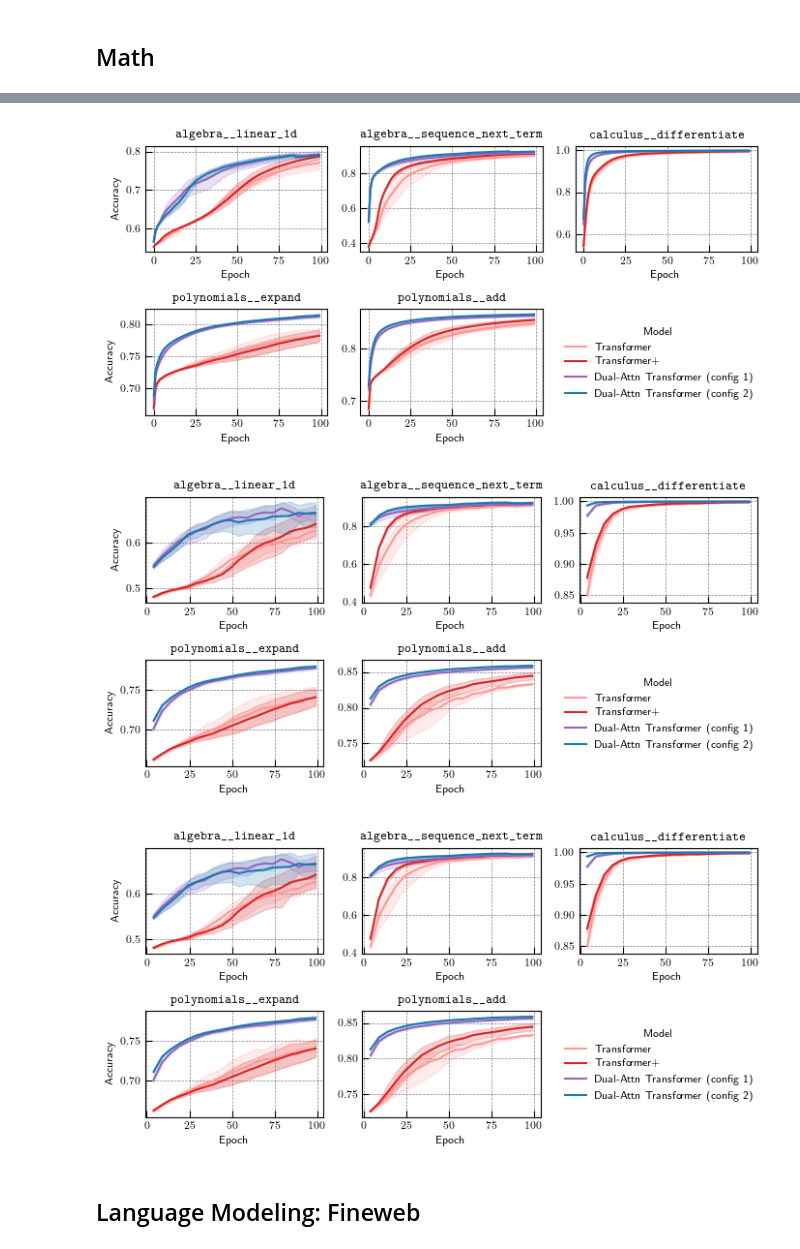
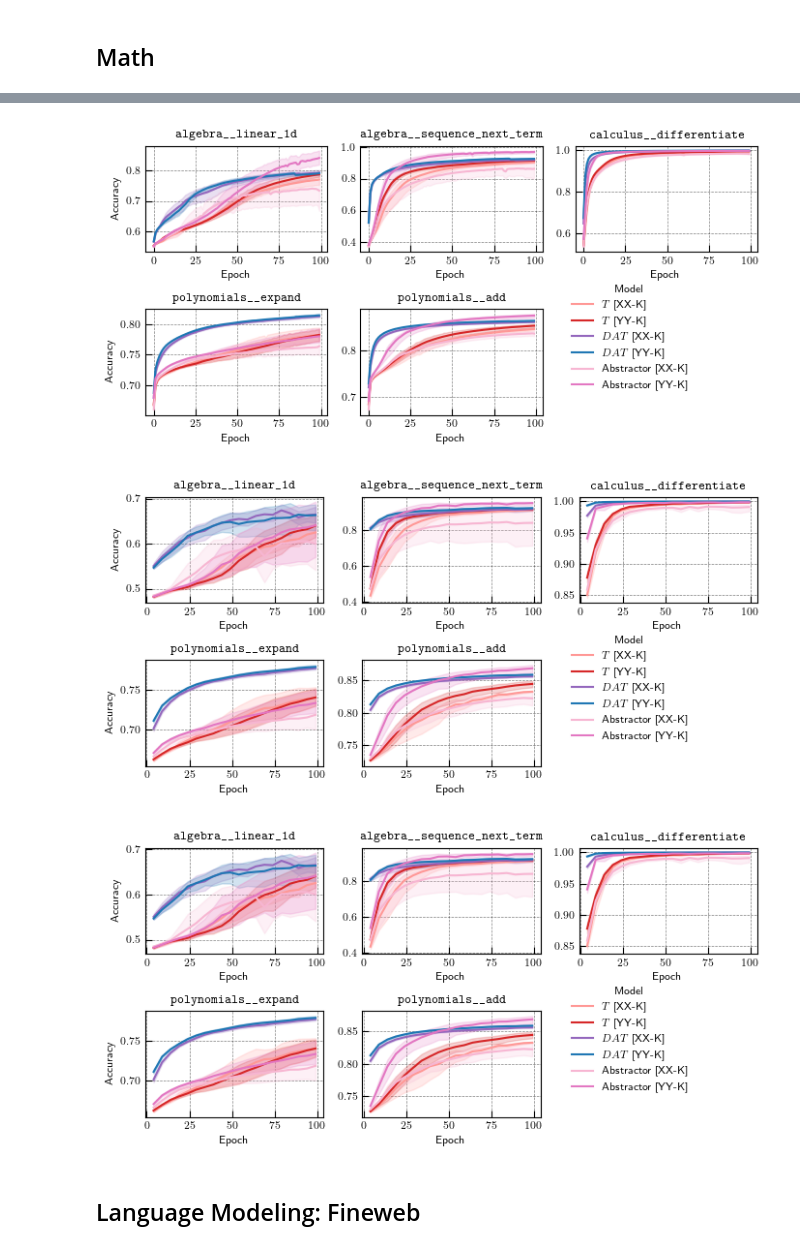
Before and after one commit to Awni00/abstract_transformer, a Jupyter notebook: figure_generation/figure_generation.ipynb, the cells around one changed output, grey strips where cells are left out. Saved outputs shown, nothing was run; the diff lists cells and outputs as text; code cells hidden in the pictures.

```diff
--- a/figure_generation/figure_generation.ipynb
+++ b/figure_generation/figure_generation.ipynb
@@ -44,15 +45,17 @@ our_model_name = 'Dual-Attn Transformer'# 'Orthrus' # 'AbstractTransformer' # Or
 # %% [markdown]
 ## Relational Games
 # %%
-relgames_data = pd.read_csv('figure_data/relgames/relgames_data.csv')
+# relgames_data = pd.read_csv('figure_data/relgames/relgames_data.csv')
+relgames_data = pd.read_csv('figure_data_tmp/relgames/relgames_data.csv')
 
 def process_groupname(group_name):
     task, model_name = group_name.split('__')
     return model_name
 
 
-L, total_n_heads = 2, 2
-filter_ = (relgames_data['n_layers'] == L) & ((relgames_data['n_heads_rca'] + relgames_data['n_heads_sa'] == total_n_heads) | (relgames_data['n_heads'] == total_n_heads)) & (relgames_data['train_size'] <= 25_000)
+# L, total_n_heads = 2, 2
+# filter_ = (relgames_data['n_layers'] == L) & ((relgames_data['n_heads_rca'] + relgames_data['n_heads_sa'] == total_n_heads) | (relgames_data['n_heads'] == total_n_heads)) & (relgames_data['train_size'] <= 25_000)
+filter_ = (relgames_data['task'] != '1task_match_patt') | (relgames_data['train_size'] <= 25_000) & (relgames_data['train_size'] > 2500)
 figure_data = relgames_data[filter_]
 
 figure_data['Model'] = figure_data['group'].apply(process_groupname)
@@ -67,4 +80,4 @@ def parse_rel_symmetry(group_name):
     else:
         return None
 
-figure_data['Symmetric RA'] = figure_data['group'].apply(parse_rel_symmetry)
+figure_data.loc[:, 'Symmetric RA'] = figure_data['group'].apply(parse_rel_symmetry)
@@ -211,0 +355,7 @@ figure_data = pd.read_csv('figure_data/math/run_history_all.csv')
+# %%
+# temporary while runs are moved
+# figure_data = pd.read_csv('figure_data/math/run_history_all.csv')
+
+figure_data1 = pd.read_csv('figure_data/math/run_history_all.csv')
+figure_data2 = pd.read_csv('figure_data_tmp/math/run_history_all.csv')
+figure_data = pd.concat([figure_data1, figure_data2])
@@ -212,21 +401,27 @@ figure_data = pd.read_csv('figure_data/math/run_history_all.csv')
 # %%
 # bar plot figure
+cmap = sns.color_palette('tab20', as_cmap=True)
 color_map_ = {
-    f'{our_model_name} (config 1)': cmap(8), # purple
-    f'{our_model_name} (config 2)': cmap(0), # blue
-    'Transformer': cmap(7), # lighter red
+    f'{our_model_name} [XX-K]': cmap(8), # purple
+    f'{our_model_name} [YY-K]': cmap(0), # blue
+    f'{transformer_name} [XX-K]': cmap(7), # lighter red
+    f'{transformer_name} [YY-K]': cmap(6), # red # NOTE: removed Transformer+ for now
+    'Abstractor [XX-K]': cmap(13),
+    'Abstractor [YY-K]': cmap(12),
+
     # 'Transformer': cmap(6), # red
-    'Transformer+': cmap(6), # red # NOTE: removed Transformer+ for now
     # 'Transformer+': cmap(4),
     }
 
 
 models = {
-    'e_sa=8; e_rca=0; d_sa=8; d_rca=0; d_cross=8; d=128; rca_type=NA, symbol_type=NA; el=2; dl=2': 'Transformer',
+    'e_sa=8; e_rca=0; d_sa=8; d_rca=0; d_cross=8; d=128; rca_type=NA, symbol_type=NA; el=2; dl=2': f'{transformer_name} [XX-K]',
     # 'ee=8; ea=0; de=8; da=0; dc=8; el=2; dl=2': 'Transformer',
-    'e_sa=8; e_rca=0; d_sa=8; d_rca=0; d_cross=8; d=144; rca_type=NA, symbol_type=NA; el=2; dl=2': 'Transformer+', # NOTE: removed Transformer+ for now
-    'e_sa=4; e_rca=4; d_sa=8; d_rca=0; d_cross=8; d=128; rca_type=disentangled_v2, symbol_type=pos_relative; el=2; dl=2': f'{our_model_name} (config 1)',
-    'e_sa=4; e_rca=4; d_sa=4; d_rca=4; d_cross=8; d=128; rca_type=disentangled_v2, symbol_type=pos_relative; el=2; dl=2': f'{our_model_name} (config 2)',
+    'e_sa=8; e_rca=0; d_sa=8; d_rca=0; d_cross=8; d=144; rca_type=NA, symbol_type=NA; el=2; dl=2': f'{transformer_name} [YY-K]', # NOTE: removed Transformer+ for now
+    'e_sa=4; e_rca=4; d_sa=8; d_rca=0; d_cross=8; d=128; rca_type=disentangled_v2, symbol_type=pos_relative; el=2; dl=2': f'{our_model_name} [XX-K]',
+    'e_sa=4; e_rca=4; d_sa=4; d_rca=4; d_cross=8; d=128; rca_type=disentangled_v2, symbol_type=pos_relative; el=2; dl=2': f'{our_model_name} [YY-K]',
+    'Abstractor - L=1, d=128, h=8': 'Abstractor [XX-K]',
+    'Abstractor - L=2, d=128, h=8': 'Abstractor [YY-K]',
     # 'e_sa=4; e_rca=4; d_sa=8; d_rca=0; d_cross=8; rca_dis=True, el=2; dl=2': 'AbstractTransformer (v1; OGRCA)',
     # 'e_sa=4; e_rca=4; d_sa=4; d_rca=4; d_cross=8; rca_dis=True, el=2; dl=2': 'AbstractTransformer (v2; OGRCA)',
     }
@@ -266,29 +461,29 @@ Name: Accuracy (Training), dtype: int64
 # %%
 tasks = figure_data.Task.unique()
 
 fig = plt.figure(figsize=(7,3.5))
 
 axes = []
 for i, task in enumerate(tasks):
     task_filter = figure_data.Task == task
     ax_data = figure_data.copy()[task_filter]
 
     ax = fig.add_subplot(2, 3, i+1)
     sns.lineplot(ax_data, ax=ax, x='Epoch', y='Accuracy (Training)', hue='Model', legend=False,  palette=color_map_,
         # estimator='mean', errorbar=('se', 1.96))
         estimator='mean', errorbar=('ci', 95))
     ax.set_title(task)
     if (i % 3) != 0:
         ax.set_ylabel('')
     else:
         ax.set_ylabel('Accuracy')
 
-fig.legend(handles=ax.get_lines(), labels=models.values(),  loc=(0.69, 0.15), fontsize='medium', title='Model', frameon=False)
+fig.legend(handles=ax.get_lines(), labels=models.values(),  loc=(0.7, 0.175), fontsize='medium', title='Model', frameon=False)
 # fig.legend(handles=ax.get_lines(), labels=models.values(),  loc=(0.75, 0.15), fontsize='medium', title='Model')
 fig.set_tight_layout(True)
 # fig.savefig(f'{save_dir}/math/math_training_curves_trainacc.pdf')
 # %% [output]
-[figure, old version]
+[figure, new version]
 # %%
 tasks = figure_data.Task.unique()
 
@@ -309,12 +504,12 @@ for i, task in enumerate(tasks):
     else:
         ax.set_ylabel('Accuracy')
 
-fig.legend(handles=ax.get_lines(), labels=models.values(),  loc=(0.69, 0.15), fontsize='medium', title='Model', frameon=False)
+fig.legend(handles=ax.get_lines(), labels=models.values(),  loc=(0.7, 0.175), fontsize='medium', title='Model', frameon=False)
 # fig.legend(handles=ax.get_lines(), labels=models.values(),  loc=(0.75, 0.15), fontsize='medium', title='Model')
 fig.set_tight_layout(True)
 # fig.savefig(f'{save_dir}/math/math_training_curves_interpolation.pdf')
 # %% [output]
-[figure, old version]
+[figure, new version]
 # %%
 tasks = figure_data.Task.unique()
 
@@ -335,12 +530,12 @@ for i, task in enumerate(tasks):
     else:
         ax.set_ylabel('Accuracy')
 
-fig.legend(handles=ax.get_lines(), labels=models.values(),  loc=(0.69, 0.15), fontsize='medium', title='Model', frameon=False)
+fig.legend(handles=ax.get_lines(), labels=models.values(),  loc=(0.7, 0.175), fontsize='medium', title='Model', frameon=False)
 # fig.legend(handles=ax.get_lines(), labels=models.values(),  loc=(0.75, 0.15), fontsize='medium', title='Model')
 fig.set_tight_layout(True)
 # fig.savefig(f'{save_dir}/math/math_training_curves_extrapolation.pdf')
 # %% [output]
-[figure, old version]
+[figure, new version]
 # %% [markdown]
 ## Language Modeling: Fineweb
 # %%
```
Also changed, not shown: parts of 16 cells of this notebook.
